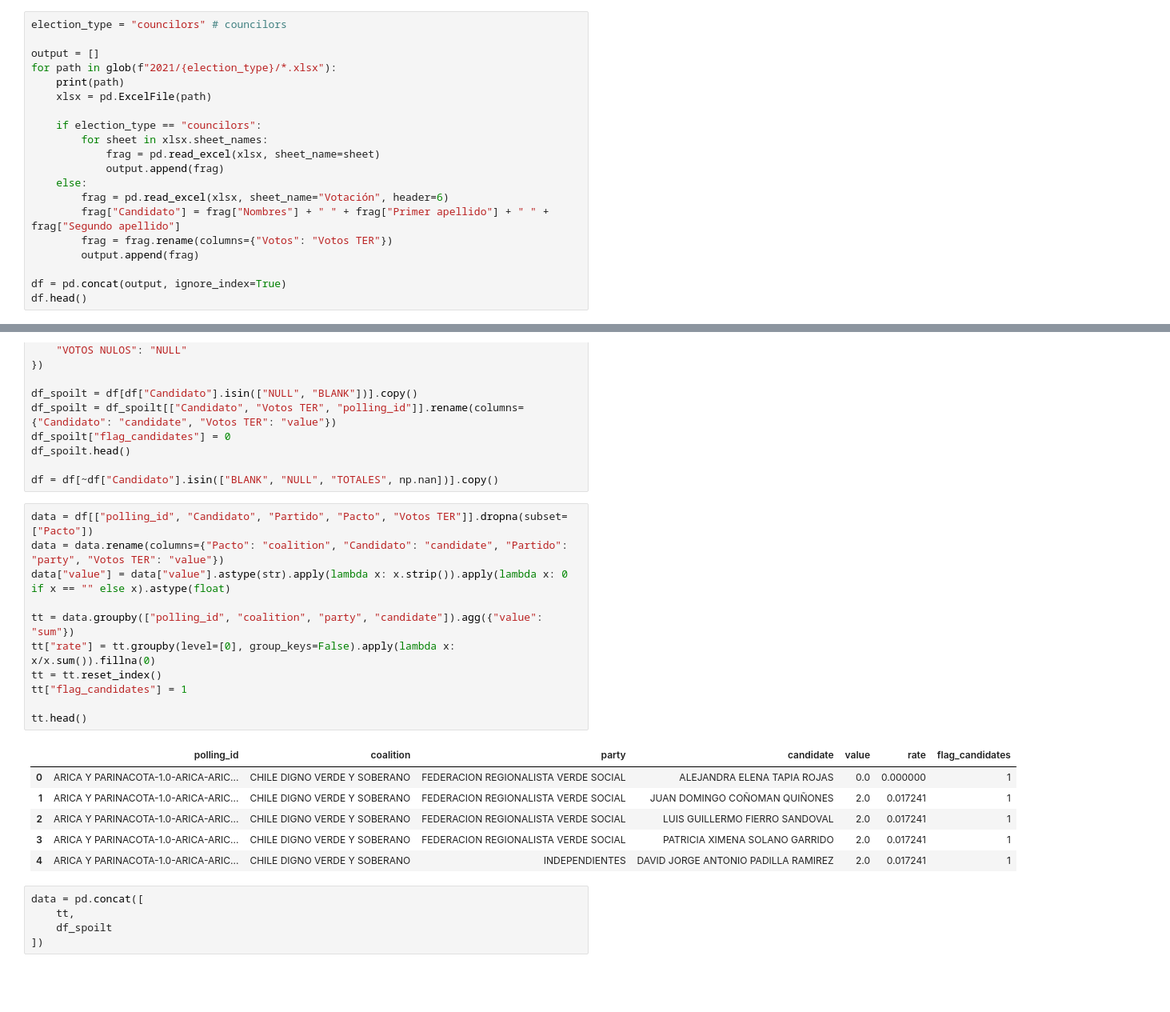
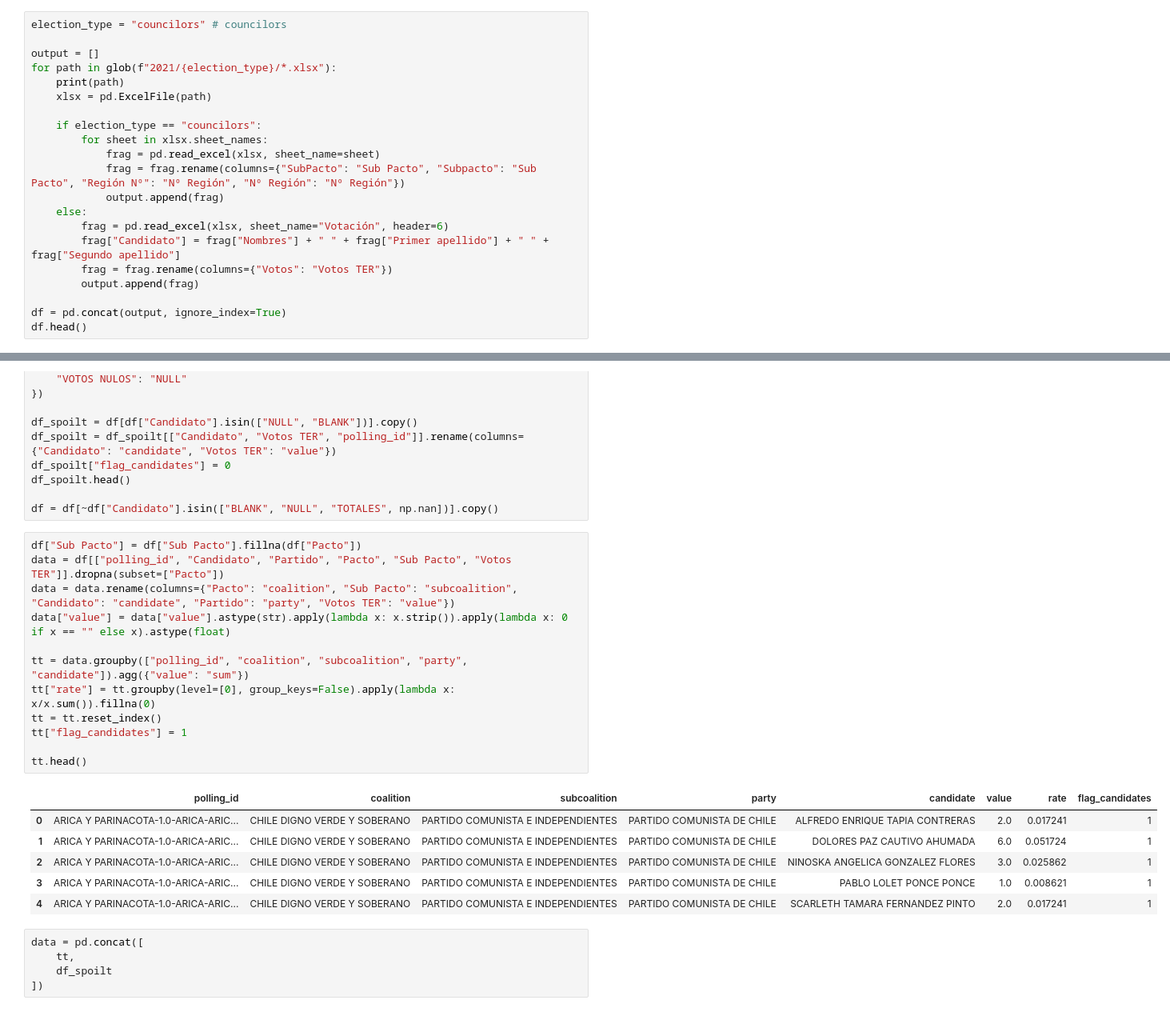
Before and after one commit to cnavarreteliz/atlas-elections-data, a Jupyter notebook: Pipelines/Chile/Concejales_2021.ipynb, the cells around one changed output, grey strips where cells are left out. Shown: that part at 80% size. Cells and saved outputs as stored; diff of their text form; blank space fills up the shorter version.

```diff
--- a/Pipelines/Chile/Concejales_2021.ipynb
+++ b/Pipelines/Chile/Concejales_2021.ipynb
@@ -13,6 +13,7 @@ for path in glob(f"2021/{election_type}/*.xlsx"):
     if election_type == "councilors":
         for sheet in xlsx.sheet_names:
             frag = pd.read_excel(xlsx, sheet_name=sheet)
+            frag = frag.rename(columns={"SubPacto": "Sub Pacto", "Subpacto": "Sub Pacto", "Región Nº": "Nº Región", "Nº Región": "Nº Región"})
             output.append(frag)
     else:
         frag = pd.read_excel(xlsx, sheet_name="Votación", header=6)
@@ -124,23 +157,24 @@ df_spoilt.head()
 
 df = df[~df["Candidato"].isin(["BLANK", "NULL", "TOTALES", np.nan])].copy()
 # %%
-data = df[["polling_id", "Candidato", "Partido", "Pacto", "Votos TER"]].dropna(subset=["Pacto"])
-data = data.rename(columns={"Pacto": "coalition", "Candidato": "candidate", "Partido": "party", "Votos TER": "value"})
+df["Sub Pacto"] = df["Sub Pacto"].fillna(df["Pacto"])
+data = df[["polling_id", "Candidato", "Partido", "Pacto", "Sub Pacto", "Votos TER"]].dropna(subset=["Pacto"])
+data = data.rename(columns={"Pacto": "coalition", "Sub Pacto": "subcoalition", "Candidato": "candidate", "Partido": "party", "Votos TER": "value"})
 data["value"] = data["value"].astype(str).apply(lambda x: x.strip()).apply(lambda x: 0 if x == "" else x).astype(float)
 
-tt = data.groupby(["polling_id", "coalition", "party", "candidate"]).agg({"value": "sum"})
+tt = data.groupby(["polling_id", "coalition", "subcoalition", "party", "candidate"]).agg({"value": "sum"})
 tt["rate"] = tt.groupby(level=[0], group_keys=False).apply(lambda x: x/x.sum()).fillna(0)
 tt = tt.reset_index()
 tt["flag_candidates"] = 1
 
 tt.head()
 # %% [output]
-|  | polling_id | coalition | party | candidate | value | rate | flag_candidates |
-| 0 | ARICA Y PARINACOTA-1.0-ARICA-ARIC... | CHILE DIGNO VERDE Y SOBERANO | FEDERACION REGIONALISTA VERDE SOCIAL | ALEJANDRA ELENA TAPIA ROJAS | 0.0 | 0.000000 | 1 |
-| 1 | ARICA Y PARINACOTA-1.0-ARICA-ARIC... | CHILE DIGNO VERDE Y SOBERANO | FEDERACION REGIONALISTA VERDE SOCIAL | JUAN DOMINGO COÑOMAN QUIÑONES | 2.0 | 0.017241 | 1 |
-| 2 | ARICA Y PARINACOTA-1.0-ARICA-ARIC... | CHILE DIGNO VERDE Y SOBERANO | FEDERACION REGIONALISTA VERDE SOCIAL | LUIS GUILLERMO FIERRO SANDOVAL | 2.0 | 0.017241 | 1 |
-| 3 | ARICA Y PARINACOTA-1.0-ARICA-ARIC... | CHILE DIGNO VERDE Y SOBERANO | FEDERACION REGIONALISTA VERDE SOCIAL | PATRICIA XIMENA SOLANO GARRIDO | 2.0 | 0.017241 | 1 |
-| 4 | ARICA Y PARINACOTA-1.0-ARICA-ARIC... | CHILE DIGNO VERDE Y SOBERANO | INDEPENDIENTES | DAVID JORGE ANTONIO PADILLA RAMIREZ | 2.0 | 0.017241 | 1 |
+|  | polling_id | coalition | subcoalition | party | candidate | value | rate | flag_candidates |
+| 0 | ARICA Y PARINACOTA-1.0-ARICA-ARIC... | CHILE DIGNO VERDE Y SOBERANO | PARTIDO COMUNISTA E INDEPENDIENTES | PARTIDO COMUNISTA DE CHILE | ALFREDO ENRIQUE TAPIA CONTRERAS | 2.0 | 0.017241 | 1 |
+| 1 | ARICA Y PARINACOTA-1.0-ARICA-ARIC... | CHILE DIGNO VERDE Y SOBERANO | PARTIDO COMUNISTA E INDEPENDIENTES | PARTIDO COMUNISTA DE CHILE | DOLORES PAZ CAUTIVO AHUMADA | 6.0 | 0.051724 | 1 |
+| 2 | ARICA Y PARINACOTA-1.0-ARICA-ARIC... | CHILE DIGNO VERDE Y SOBERANO | PARTIDO COMUNISTA E INDEPENDIENTES | PARTIDO COMUNISTA DE CHILE | NINOSKA ANGELICA GONZALEZ FLORES | 3.0 | 0.025862 | 1 |
+| 3 | ARICA Y PARINACOTA-1.0-ARICA-ARIC... | CHILE DIGNO VERDE Y SOBERANO | PARTIDO COMUNISTA E INDEPENDIENTES | PARTIDO COMUNISTA DE CHILE | PABLO LOLET PONCE PONCE | 1.0 | 0.008621 | 1 |
+| 4 | ARICA Y PARINACOTA-1.0-ARICA-ARIC... | CHILE DIGNO VERDE Y SOBERANO | PARTIDO COMUNISTA E INDEPENDIENTES | PARTIDO COMUNISTA DE CHILE | SCARLETH TAMARA FERNANDEZ PINTO | 2.0 | 0.017241 | 1 |
 # %%
 data = pd.concat([
     tt,
```
Also changed, not shown: parts of 9 cells of this notebook, 14 other files.
